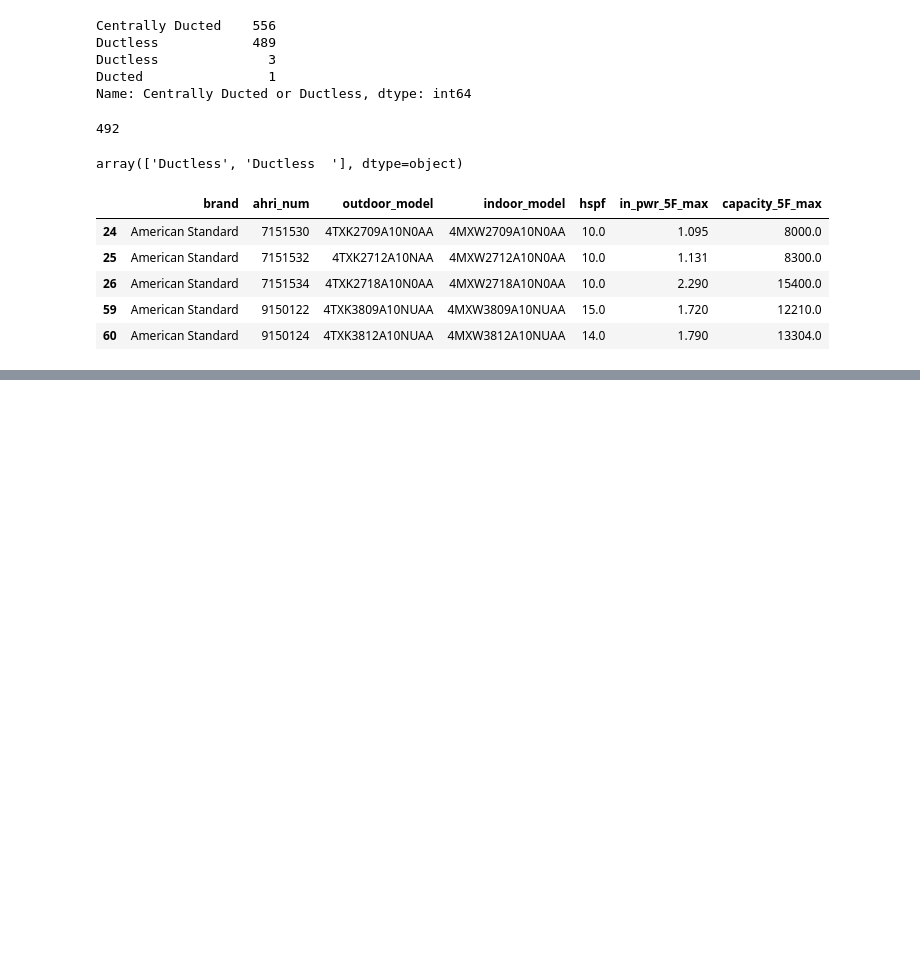
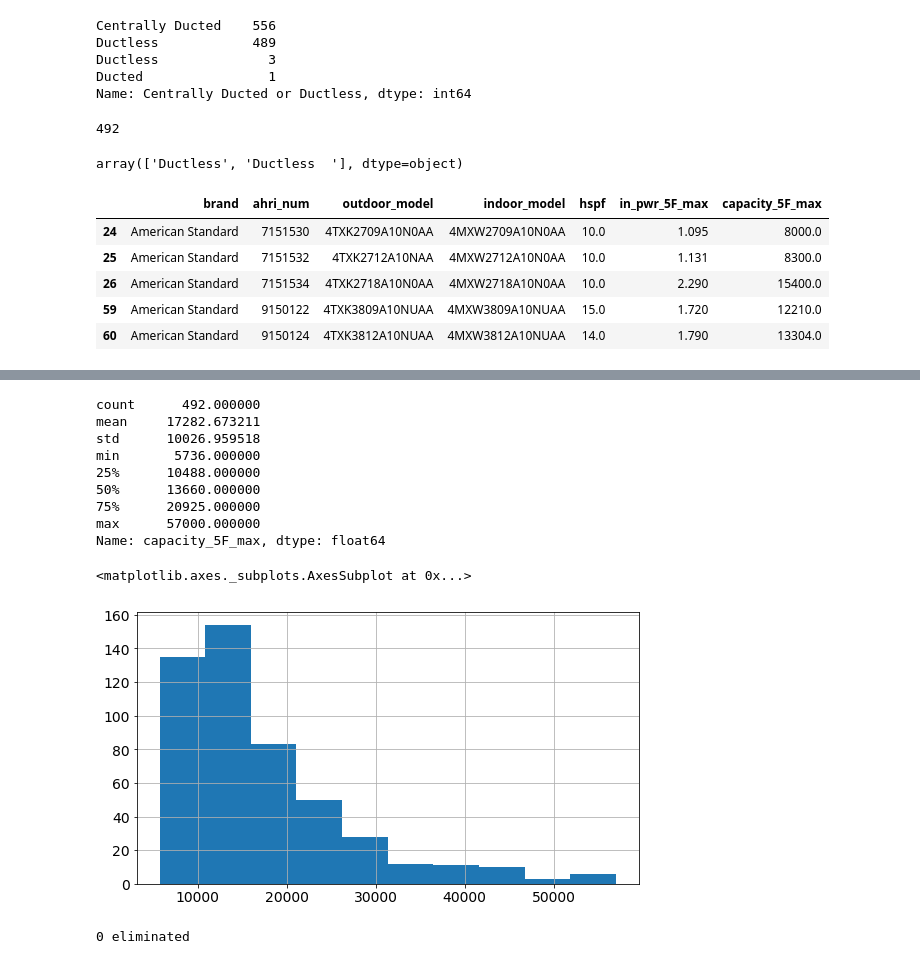
Before and after one commit to RobertLJordan/ak-energy-admin, a Jupyter notebook: ak-energy-data-admin.ipynb, the cells around one changed output, grey strips where cells are left out. Drawn from its saved outputs; the diff is of its cells as text; code cells hidden in the pictures; blank space fills up the shorter version.

```diff
--- a/ak-energy-data-admin.ipynb
+++ b/ak-energy-data-admin.ipynb
@@ -552,0 +606,22 @@ dfd.head()
+# %%
+# Filter outliers in Max Capacity
+print(dfd.capacity_5F_max.describe())
+dfd.capacity_5F_max.hist()
+# %% [output]
+count      492.000000
+mean     17282.673211
+std      10026.959518
+min       5736.000000
+25%      10488.000000
+50%      13660.000000
+75%      20925.000000
+max      57000.000000
+Name: capacity_5F_max, dtype: float64
+<matplotlib.axes._subplots.AxesSubplot at 0x...>
+[figure, added]
+# %%
+orig_ct = len(dfd)
+dfd = dfd.query('capacity_5F_max >= 5000. and capacity_5F_max <= 70000.')
+print(len(dfd) - orig_ct, 'eliminated')
+# %% [output]
+0 eliminated
```
Also changed, not shown: parts of 6 cells of this notebook.
